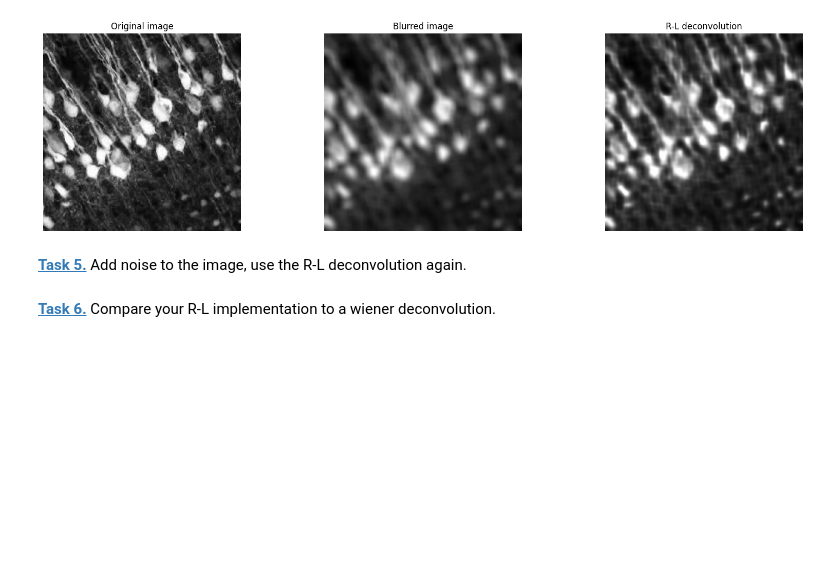
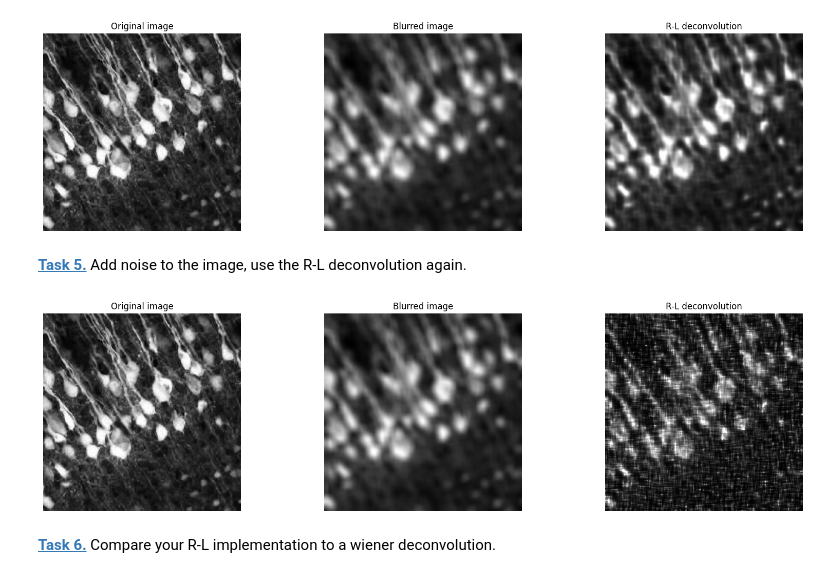
Before and after one commit to leventetn/mobi-fs5-python, a Jupyter notebook: deconvolution.ipynb, the cells around one changed output. Cells and saved outputs as stored; diff of their text form; code cells hidden in the pictures; blank space fills up the shorter version.

Commit message:
Finished Deconvolution

```diff
--- a/deconvolution.ipynb
+++ b/deconvolution.ipynb
@@ -92,5 +92,5 @@ plt.show()
 **[Task 5.]()** Add noise to the image, use the R-L deconvolution again.
 # %%
 noise = (np.random.normal(loc=0,size=img.shape))
-reduce_factor = 5
+reduce_factor = 10
 noise = noise / reduce_factor
@@ -102,2 +97,24 @@ img_deconv = richardson_lucy_deconvolution(img_conv, psf, 20)
+# %%
+img_noisy = img_gaus + noise
+img_noisy = img_noisy.clip(0,1)
+
+img_deconv = richardson_lucy_deconvolution(img_noisy, psf, 20)
+
+plt.figure(figsize=(20,5))
+plt.subplot(1, 3, 1)
+plt.axis('off')
+plt.imshow(img, 'gray')
+plt.title('Original image')
+plt.subplot(1, 3, 2)
+plt.axis('off')
+plt.imshow(img_conv, 'gray')
+plt.title('Blurred image')
+plt.subplot(1, 3, 3)
+plt.axis('off')
+plt.imshow(img_deconv, 'gray')
+plt.title('R-L deconvolution')
+plt.show()
+# %% [output]
+[figure, added]
 # %% [markdown]
 **[Task 6.]()** Compare your R-L implementation to a wiener deconvolution.
```
Also changed, not shown: parts of 4 cells of this notebook.
